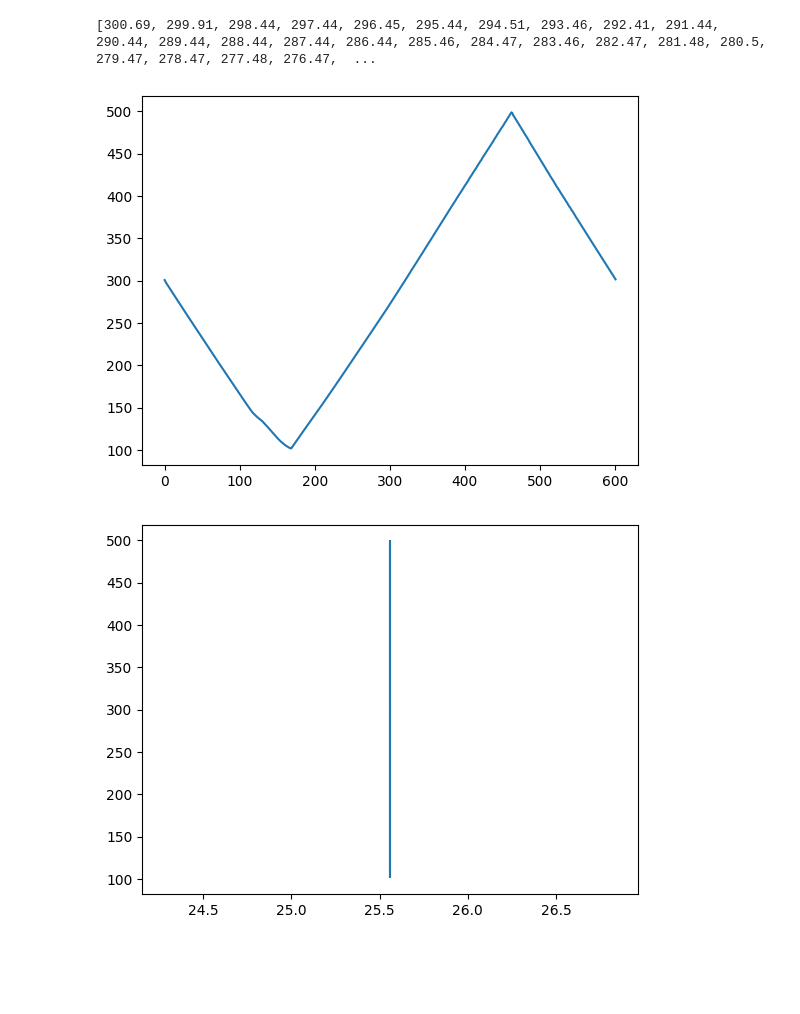
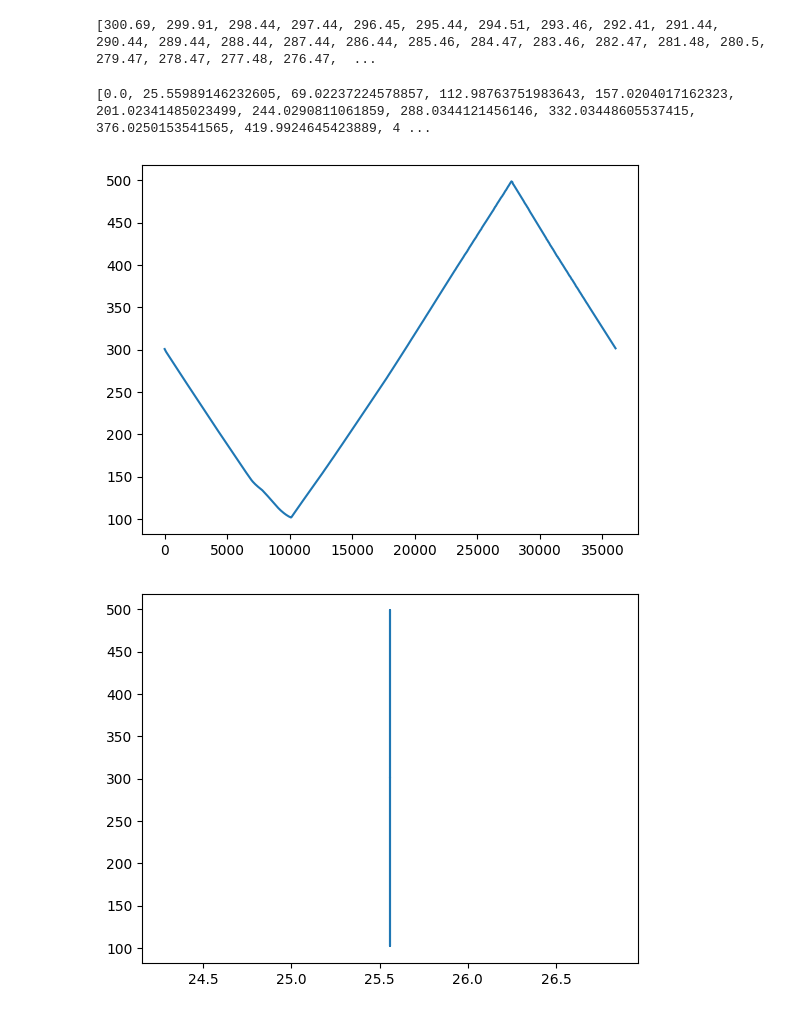
Before and after one commit to caleboutlar/caleb.outlar, a Jupyter notebook: NSLS_DataAnal1.ipynb, the cells around one changed output. Cells and saved outputs as stored; diff of their text form; code cells hidden in the pictures; blank space fills up the shorter version.

```diff
--- a/NSLS_DataAnal1.ipynb
+++ b/NSLS_DataAnal1.ipynb
@@ -45,11 +45,15 @@ for key in f.keys():
 print(temp_list)
 # %% [output]
 [300.69, 299.91, 298.44, 297.44, 296.45, 295.44, 294.51, 293.46, 292.41, 291.44, 290.44, 289.44, 288.44, 287.44, 286.44, 285.46, 284.47, 283.46, 282.47, 281.48, 280.5, 279.47, 278.47, 277.48, 276.47,  ...
+# %%
+print(time_list)
+# %% [output]
+[0.0, 25.55989146232605, 69.02237224578857, 112.98763751983643, 157.0204017162323, 201.02341485023499, 244.0290811061859, 288.0344121456146, 332.03448605537415, 376.0250153541565, 419.9924645423889, 4 ...
 # %%
 plt.figure()
-plt.plot(np.array(time_list)/60,temp_list);
+plt.plot(time_list, temp_list);
 # %% [output]
-[figure, old version]
+[figure, new version]
 # %%
 
 time_list = []
```
